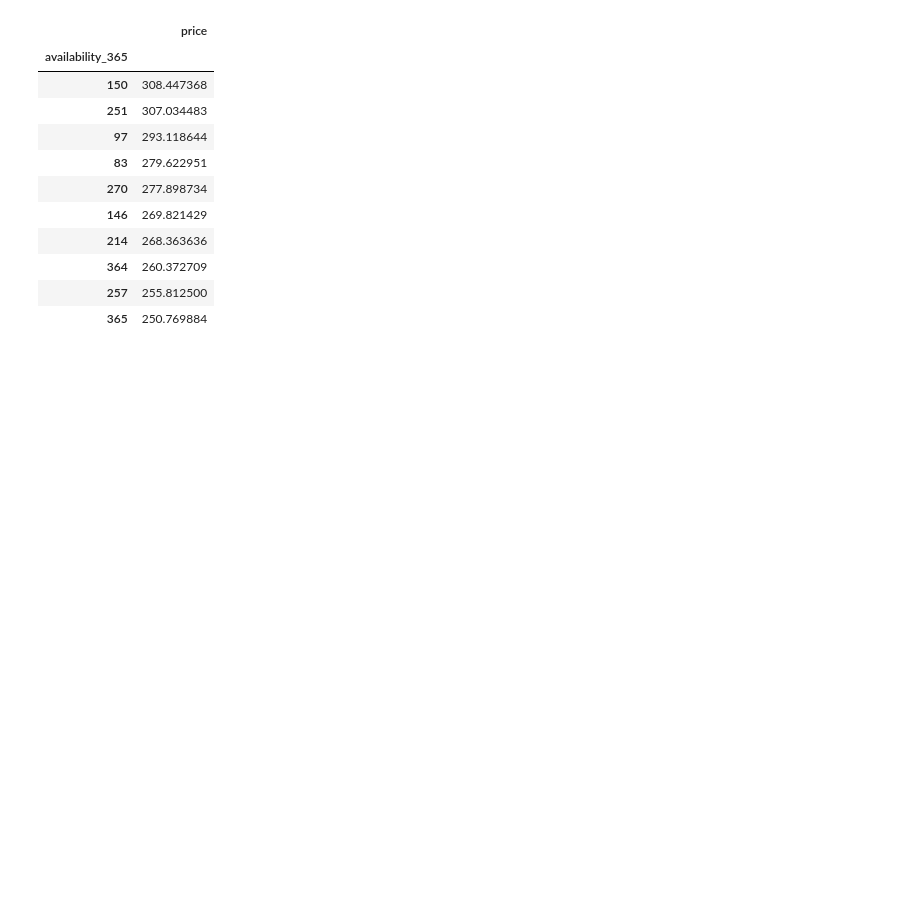
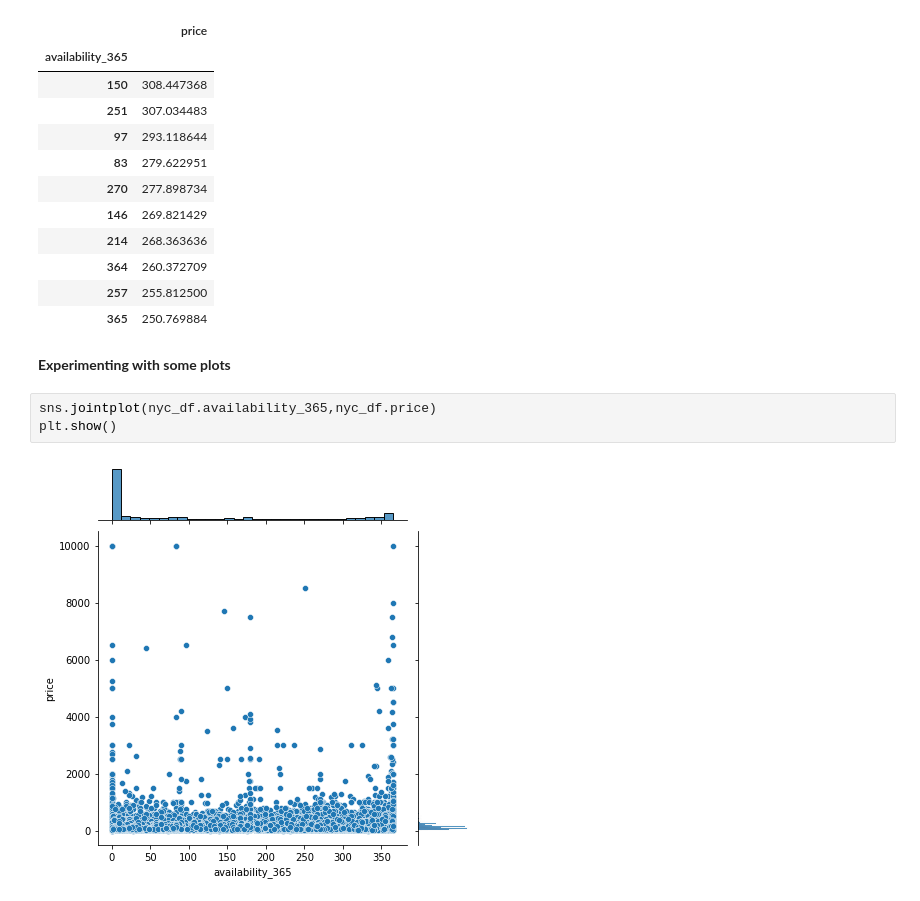
Before and after one commit to pratikshiralkar/EDA-Capstone-Project, a Jupyter notebook: Copy_of_Airbnb_Bookings_Analysis_Capstone_Project.ipynb, the cells around one changed output. Drawn from its saved outputs; the diff is of its cells as text; blank space fills up the shorter version.

```diff
--- a/Copy_of_Airbnb_Bookings_Analysis_Capstone_Project.ipynb
+++ b/Copy_of_Airbnb_Bookings_Analysis_Capstone_Project.ipynb
@@ -452,3 +450,10 @@ pd.pivot_table(nyc_df, index = ['availability_365'], values ='price').sort_value
 | 364 | 260.372709 |
 | 257 | 255.812500 |
 | 365 | 250.769884 |
+# %% [markdown]
+**Experimenting with some plots**
+# %%
+sns.jointplot(nyc_df.availability_365,nyc_df.price)
+plt.show()
+# %% [output]
+[figure, added]
```
Also changed, not shown: parts of 17 cells of this notebook.
